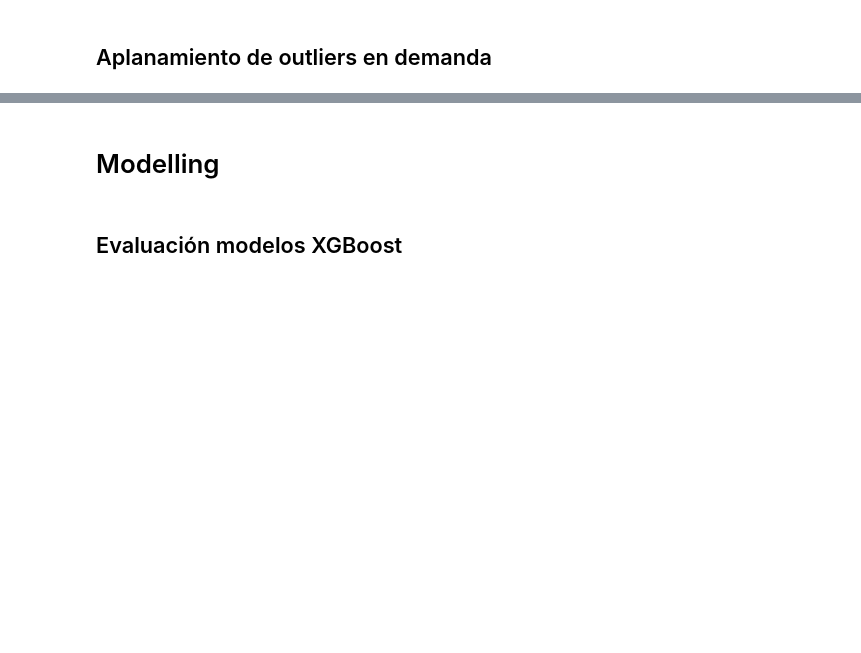
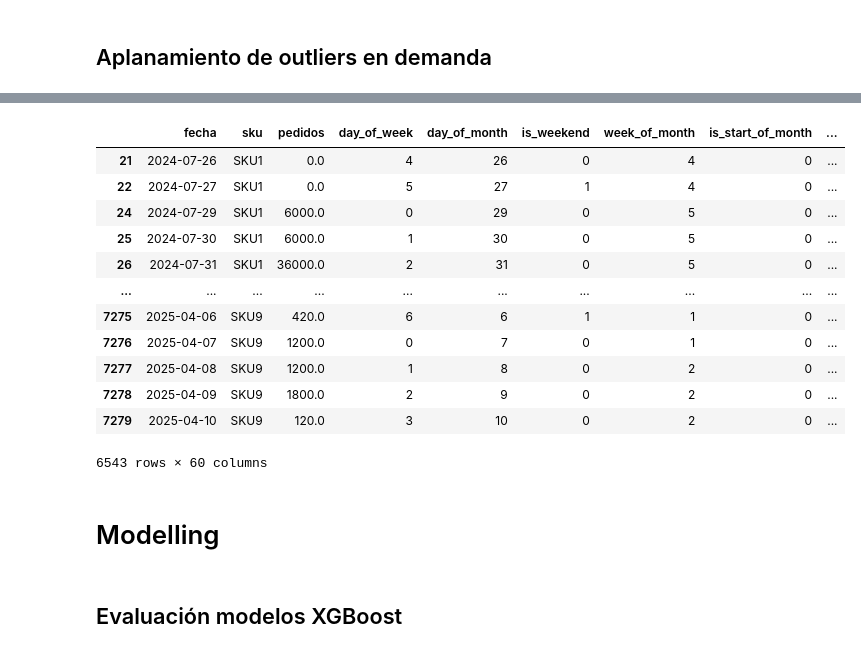
Before and after one commit to JhonattanReales21/innv_tec_1_icesi, a Jupyter notebook: notebooks/ml_pipeline_p_sku.ipynb, the cells around one changed output, grey strips where cells are left out. Cells and saved outputs as stored; diff of their text form; code cells hidden in the pictures; blank space fills up the shorter version.

```diff
--- a/notebooks/ml_pipeline_p_sku.ipynb
+++ b/notebooks/ml_pipeline_p_sku.ipynb
@@ -303,4 +303,4 @@ df.shape, df.columns
 # %% [markdown]
 ## Aplanamiento de outliers en demanda
 # %%
-df_mod = fe_utils.cap_upper_outliers(df, "pedidos", "sku")
+df = fe_utils.cap_upper_outliers(df, "pedidos", "sku")
@@ -306,0 +309,4 @@ df_mod = fe_utils.cap_upper_outliers(df, "pedidos", "sku")
+# %%
+# Eliminamos todas las filas con valores NaN para que no afecten el entrenamiento
+df.dropna(inplace=True)
+df.shape, df.columns
@@ -307,2 +334,18 @@ df_mod = fe_utils.cap_upper_outliers(df, "pedidos", "sku")
+# %%
+df
+# %% [output]
+|  | fecha | sku | pedidos | day_of_week | day_of_month | is_weekend | week_of_month | is_start_of_month | ... |
+| 21 | 2024-07-26 | SKU1 | 0.0 | 4 | 26 | 0 | 4 | 0 | ... |
+| 22 | 2024-07-27 | SKU1 | 0.0 | 5 | 27 | 1 | 4 | 0 | ... |
+| 24 | 2024-07-29 | SKU1 | 6000.0 | 0 | 29 | 0 | 5 | 0 | ... |
+| 25 | 2024-07-30 | SKU1 | 6000.0 | 1 | 30 | 0 | 5 | 0 | ... |
+| 26 | 2024-07-31 | SKU1 | 36000.0 | 2 | 31 | 0 | 5 | 0 | ... |
+| ... | ... | ... | ... | ... | ... | ... | ... | ... | ... |
+| 7275 | 2025-04-06 | SKU9 | 420.0 | 6 | 6 | 1 | 1 | 0 | ... |
+| 7276 | 2025-04-07 | SKU9 | 1200.0 | 0 | 7 | 0 | 1 | 0 | ... |
+| 7277 | 2025-04-08 | SKU9 | 1200.0 | 1 | 8 | 0 | 2 | 0 | ... |
+| 7278 | 2025-04-09 | SKU9 | 1800.0 | 2 | 9 | 0 | 2 | 0 | ... |
+| 7279 | 2025-04-10 | SKU9 | 120.0 | 3 | 10 | 0 | 2 | 0 | ... |
+6543 rows × 60 columns
 # %% [markdown]
 # Modelling
```
Also changed, not shown: parts of 13 cells of this notebook, 1 other file.
